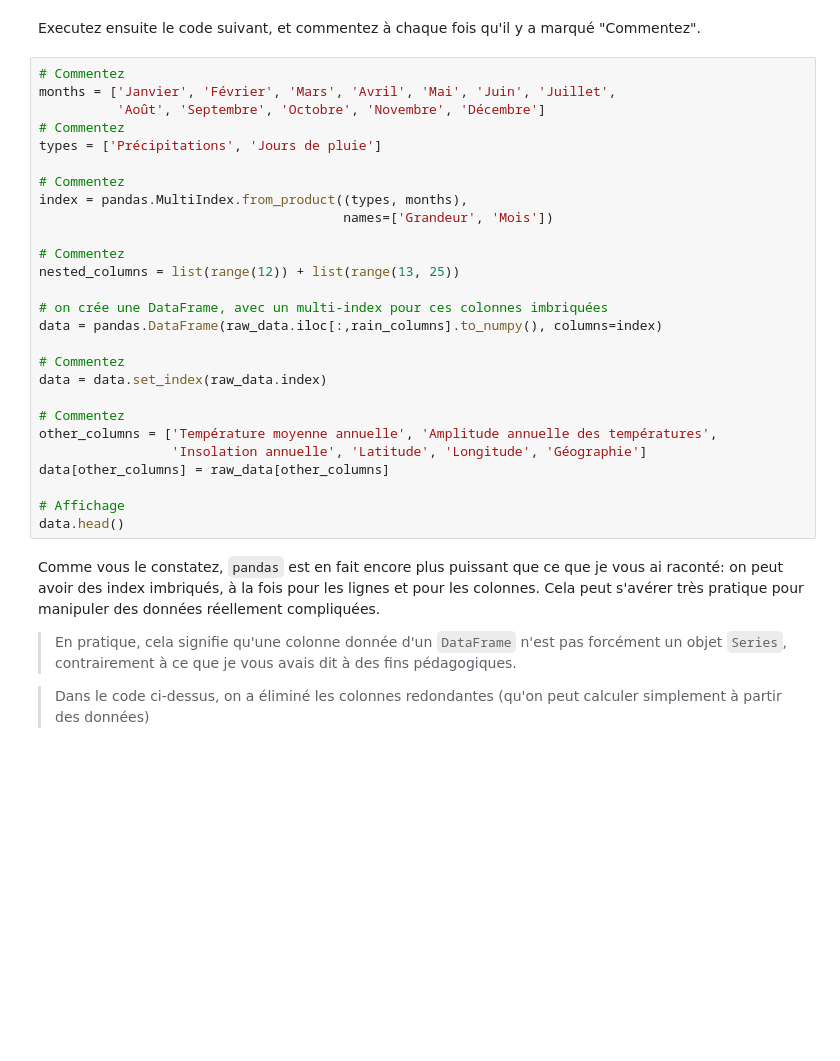
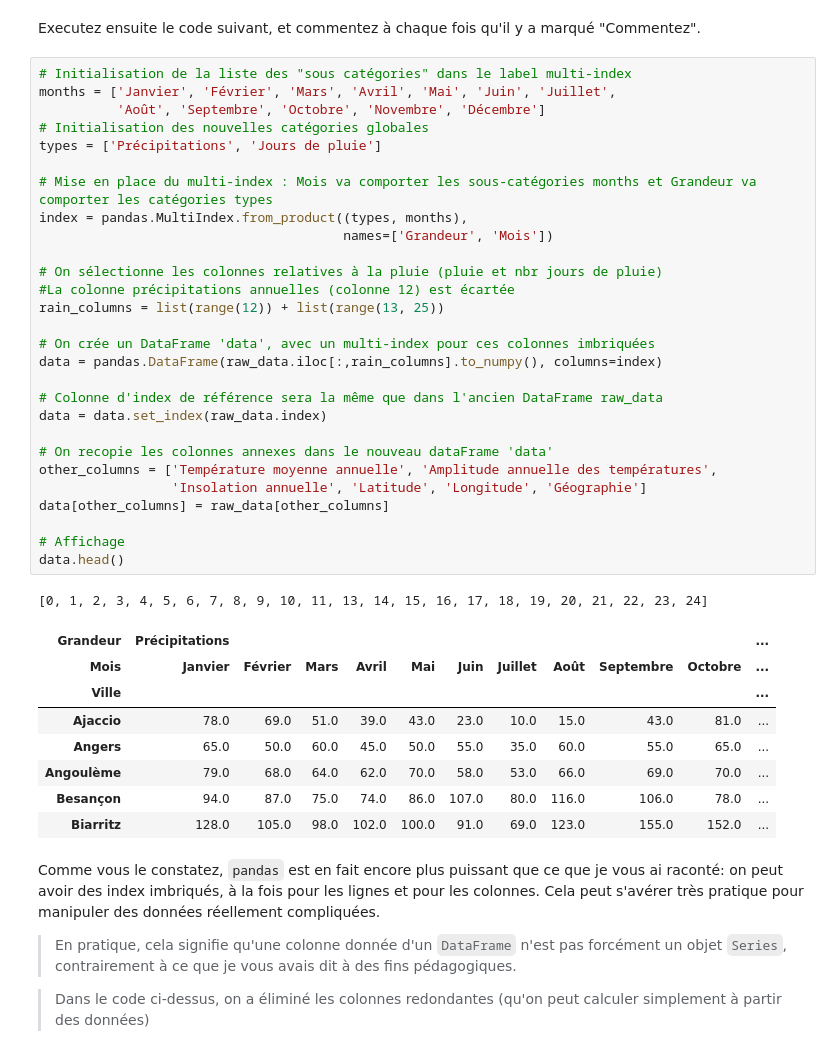
Before and after one commit to Alexandre0702/TP-Analyse-multidimentionnelle, a Jupyter notebook: TP1_pandas.ipynb, the cells around one changed output. Cells and saved outputs as stored; diff of their text form; blank space fills up the shorter version.

```diff
--- a/TP1_pandas.ipynb
+++ b/TP1_pandas.ipynb
@@ -66,32 +71,43 @@ raw_data.head()
 # %% [markdown]
 Executez ensuite le code suivant, et commentez à chaque fois qu'il y a marqué "Commentez".
 # %%
-# Commentez
+# Initialisation de la liste des "sous catégories" dans le label multi-index
 months = ['Janvier', 'Février', 'Mars', 'Avril', 'Mai', 'Juin', 'Juillet',
           'Août', 'Septembre', 'Octobre', 'Novembre', 'Décembre']
-# Commentez
+# Initialisation des nouvelles catégories globales
 types = ['Précipitations', 'Jours de pluie']
 
-# Commentez
+# Mise en place du multi-index : Mois va comporter les sous-catégories months et Grandeur va comporter les catégories types
 index = pandas.MultiIndex.from_product((types, months),
                                        names=['Grandeur', 'Mois'])
 
-# Commentez
-nested_columns = list(range(12)) + list(range(13, 25))
+# On sélectionne les colonnes relatives à la pluie (pluie et nbr jours de pluie)
+#La colonne précipitations annuelles (colonne 12) est écartée
+rain_columns = list(range(12)) + list(range(13, 25))
 
-# on crée une DataFrame, avec un multi-index pour ces colonnes imbriquées
+# On crée un DataFrame 'data', avec un multi-index pour ces colonnes imbriquées
 data = pandas.DataFrame(raw_data.iloc[:,rain_columns].to_numpy(), columns=index)
 
-# Commentez
+# Colonne d'index de référence sera la même que dans l'ancien DataFrame raw_data
 data = data.set_index(raw_data.index)
 
-# Commentez
+# On recopie les colonnes annexes dans le nouveau dataFrame 'data'
 other_columns = ['Température moyenne annuelle', 'Amplitude annuelle des températures',
                  'Insolation annuelle', 'Latitude', 'Longitude', 'Géographie']
 data[other_columns] = raw_data[other_columns]
 
 # Affichage
 data.head()
+# %% [output]
+[0, 1, 2, 3, 4, 5, 6, 7, 8, 9, 10, 11, 13, 14, 15, 16, 17, 18, 19, 20, 21, 22, 23, 24]
+| Grandeur | Précipitations |  |  |  |  |  |  |  |  |  | ... |
+| Mois | Janvier | Février | Mars | Avril | Mai | Juin | Juillet | Août | Septembre | Octobre | ... |
+| Ville |  |  |  |  |  |  |  |  |  |  | ... |
+| Ajaccio | 78.0 | 69.0 | 51.0 | 39.0 | 43.0 | 23.0 | 10.0 | 15.0 | 43.0 | 81.0 | ... |
+| Angers | 65.0 | 50.0 | 60.0 | 45.0 | 50.0 | 55.0 | 35.0 | 60.0 | 55.0 | 65.0 | ... |
+| Angoulème | 79.0 | 68.0 | 64.0 | 62.0 | 70.0 | 58.0 | 53.0 | 66.0 | 69.0 | 70.0 | ... |
+| Besançon | 94.0 | 87.0 | 75.0 | 74.0 | 86.0 | 107.0 | 80.0 | 116.0 | 106.0 | 78.0 | ... |
+| Biarritz | 128.0 | 105.0 | 98.0 | 102.0 | 100.0 | 91.0 | 69.0 | 123.0 | 155.0 | 152.0 | ... |
 # %% [markdown]
 Comme vous le constatez, `pandas` est en fait encore plus puissant que ce que je vous ai raconté: on peut avoir des index imbriqués, à la fois pour les lignes et pour les colonnes. Cela peut s'avérer très pratique pour manipuler des données réellement compliquées.
 
```
Also changed, not shown: parts of 1 cell of this notebook.
